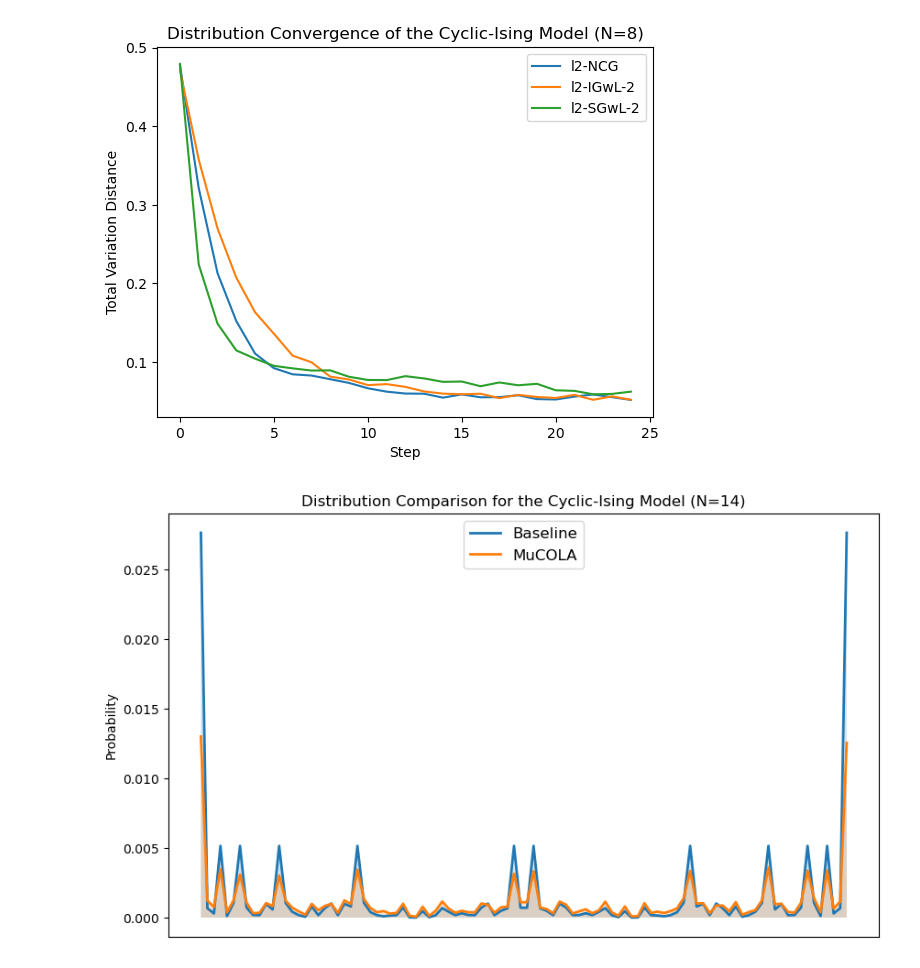
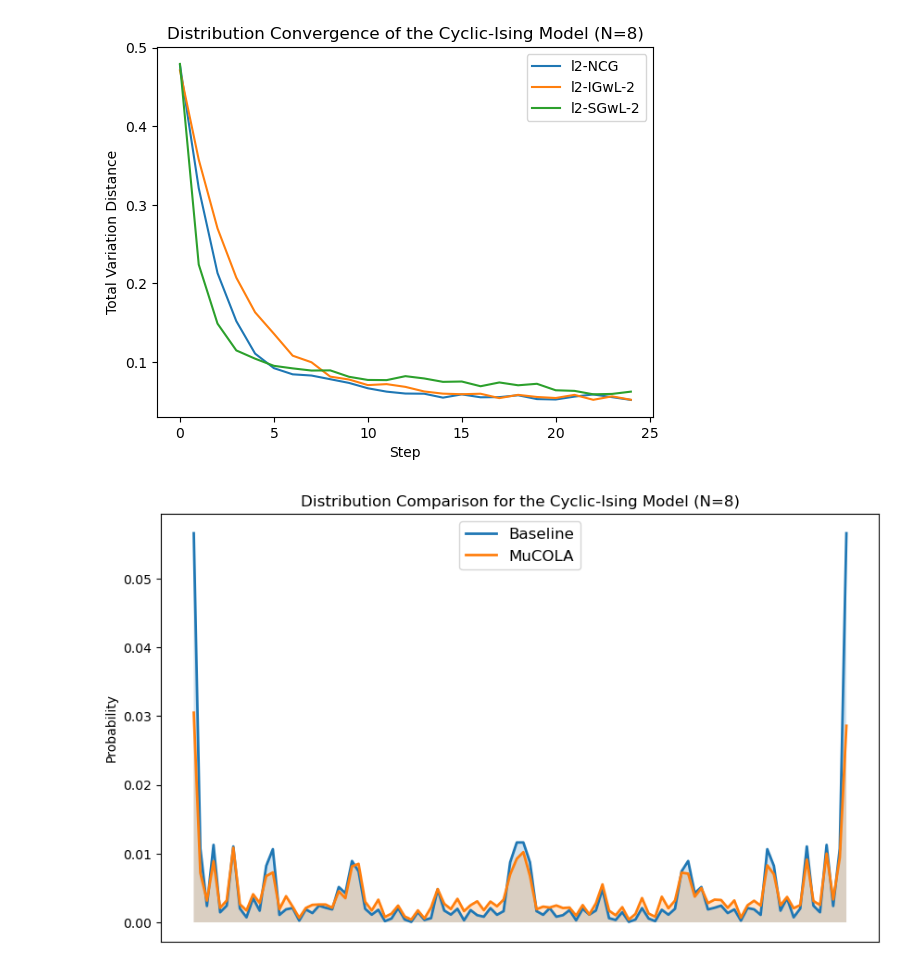
Before and after one commit to shainotshy1/MCMC_Comparisons, a Jupyter notebook: LanguageAlign/test.ipynb, the cells around one changed output. Cells and saved outputs as stored; diff of their text form; code cells hidden in the pictures.

```diff
--- a/LanguageAlign/test.ipynb
+++ b/LanguageAlign/test.ipynb
@@ -595,32 +595,32 @@ plt.show()
 import numpy as np
 import seaborn as sns
 import matplotlib.pyplot as plt
 from scipy.interpolate import make_interp_spline
 
 # Example categorical distributions
 x = np.arange(len(baseline_distr))
 baseline_values = np.array(list(baseline_distr.values()))
 sample_values = np.array(list(distr_map.values()))
 
 # Create smooth x-axis for interpolation
 x_smooth = np.linspace(x.min(), x.max(), 100)
 
 # Interpolate baseline and sample distributions
 baseline_smooth = make_interp_spline(x, baseline_values)(x_smooth)
 sample_smooth = make_interp_spline(x, sample_values)(x_smooth)
 
 # Plot
 plt.figure(figsize=(10, 6))
 sns.lineplot(x=x_smooth, y=baseline_smooth, label='Baseline', linewidth=2)
 sns.lineplot(x=x_smooth, y=sample_smooth, label='MuCOLA', linewidth=2)
 
 plt.fill_between(x_smooth, baseline_smooth, alpha=0.2)
 plt.fill_between(x_smooth, sample_smooth, alpha=0.2)
 
 plt.xticks([])
 plt.ylabel("Probability")
-plt.title("Distribution Comparison for the Cyclic-Ising Model (N=14)")
+plt.title(f"Distribution Comparison for the Cyclic-Ising Model (N={N})")
 plt.legend(fontsize=12)
 plt.show()
 # %% [output]
-[figure, old version]
+[figure, new version]
```
